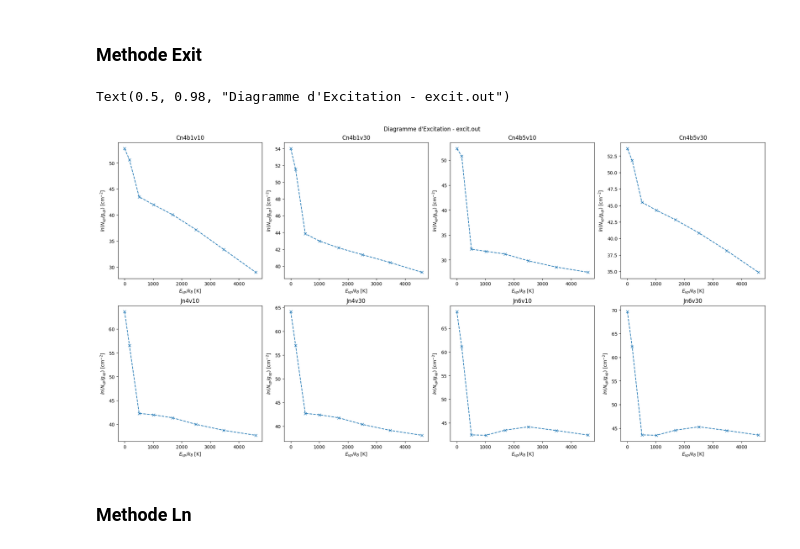
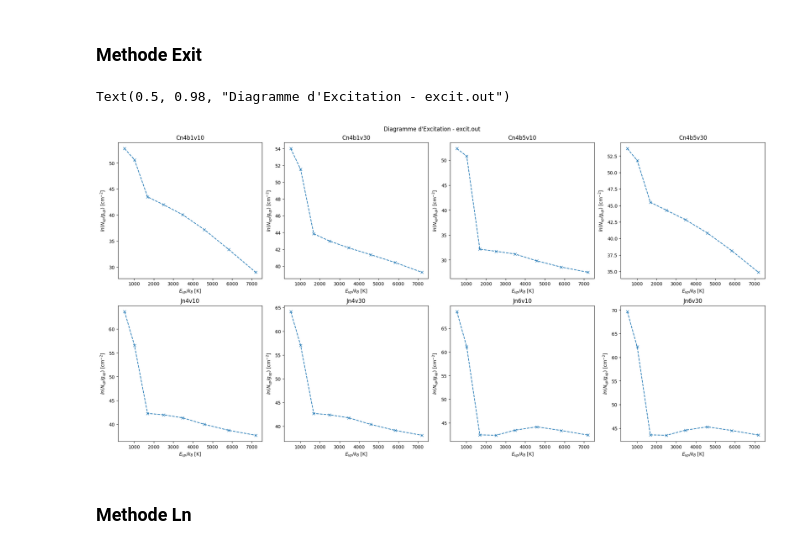
Before and after one commit to georgina-sampson/M04-Shocks, a Jupyter notebook: s065.ipynb, the cells around one changed output. Cells and saved outputs as stored; diff of their text form; code cells hidden in the pictures.

```diff
--- a/s065.ipynb
+++ b/s065.ipynb
@@ -580,6 +580,14 @@ fig.savefig('Jmodels_energ.png')
 ## Emmissivité
 # %%
 emm=["Tn","0-0S(0)","0-0S(1)","0-0S(2)","0-0S(3)","0-0S(4)","0-0S(5)","0-0S(6)","0-0S(7)"]
+
+for models in (Cmodels, Jmodels):
+    for i, model in enumerate(models):
+        data = models[model]['H2_line_loc']
+
+        mask=models[model]['energetics']["Energy_kin"]-models[model]['energetics']["Energy_kin"].min() < (models[model]['energetics']["Energy_kin"].max()-models[model]['energetics']["Energy_kin"].min())*(1-.9999)
+        ceil=models[model]['energetics'][mask]['distance'].min()
+        models[model]['ceil']=ceil
 # %%
 fig, axs = plt.subplots(ncols=1,nrows=4,figsize=(10,15), layout='constrained')
 for i, model in enumerate(Cmodels):
@@ -587,7 +595,7 @@ for i, model in enumerate(Cmodels):
 
     mask=Cmodels[model]['energetics']["Energy_kin"]-Cmodels[model]['energetics']["Energy_kin"].min() < (Cmodels[model]['energetics']["Energy_kin"].max()-Cmodels[model]['energetics']["Energy_kin"].min())*(1-.9999)
     ceil=Cmodels[model]['energetics'][mask]['distance'].min()
-    Cmodels[model]['ceil']=ceil
+    ceil=Cmodels[model]['ceil']
     Dmask=Cmodels[model]['energetics']["Tn"]>17
 
     axi=axs[i]
@@ -616,7 +624,7 @@ for i, model in enumerate(Jmodels):
 
     mask=Jmodels[model]['energetics']["Energy_kin"]-Jmodels[model]['energetics']["Energy_kin"].min() < (Jmodels[model]['energetics']["Energy_kin"].max()-Jmodels[model]['energetics']["Energy_kin"].min())*(1-.9999)
     ceil=Jmodels[model]['energetics'][mask]['distance'].min()
-    Jmodels[model]['ceil']=ceil
+    ceil=Jmodels[model]['ceil']
 
     axi=axs[i]
     axi.plot(data["distance"], data[emm[0]], label=emm[0], c="black", alpha=0.5, ls="--")
@@ -667,28 +675,28 @@ def ln_modele(models):
 # %%
 fig, axs = plt.subplots(nrows=2,ncols=4,figsize=(20,10), layout='constrained')
 
 for ax, model in zip(axs[0], Cmodels):
     data = Cmodels[model]['excit']
-    ax.plot(data['Energy(K)'][:8], data['log(N/g)'][:8], marker='x', ls='--')
+    ax.plot([E_up[r].value for r in range(8)], data['log(N/g)'][:8], marker='x', ls='--')
 
     ax.set_title(model)
     ax.set_xlabel("$E_{up}/k_B$ [K]")
     ax.set_ylabel("$ln(N_{up}/g_{up})$ [cm$^{-2}$]")
     # ax.legend()
 
 for ax, model in zip(axs[1], Jmodels):
     data = Jmodels[model]['excit']
-    ax.plot(data['Energy(K)'][:8], data['log(N/g)'][:8], marker='x', ls='--')
+    ax.plot([E_up[r].value for r in range(8)], data['log(N/g)'][:8], marker='x', ls='--')
 
     ax.set_title(model)
     ax.set_xlabel("$E_{up}/k_B$ [K]")
     ax.set_ylabel("$ln(N_{up}/g_{up})$ [cm$^{-2}$]")
     # ax.legend()
 
 fig.suptitle(f"Diagramme d'Excitation - excit.out")
 # %% [output]
 Text(0.5, 0.98, "Diagramme d'Excitation - excit.out")
-[figure, old version]
+[figure, new version]
 # %% [markdown]
 ### Methode Ln
 # %%
```
Also changed, not shown: parts of 1 cell of this notebook.
